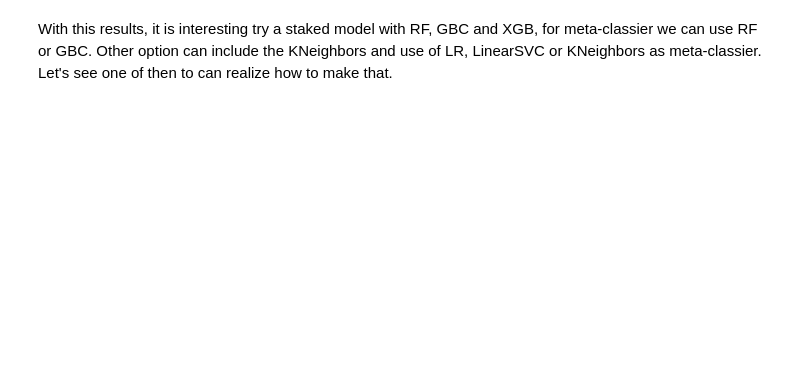
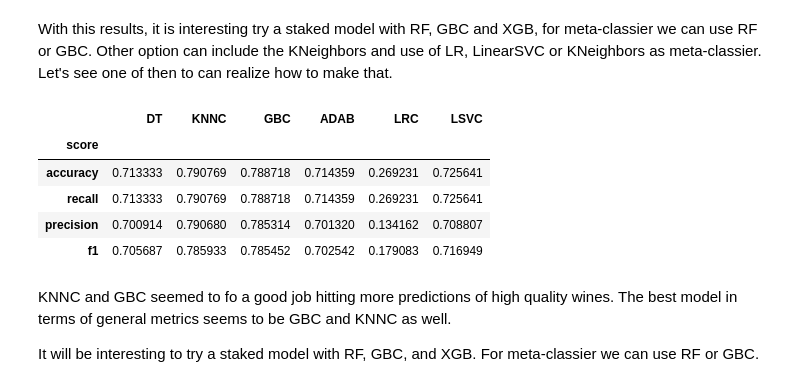
Before and after one commit to nwdelafu/wine-quality, a Jupyter notebook: main.ipynb, the cells around one changed output. Drawn from its saved outputs; the diff is of its cells as text; code cells hidden in the pictures; blank space fills up the shorter version.

```diff
--- a/main.ipynb
+++ b/main.ipynb
@@ -1911,4 +1942,4 @@ LRC.fit(X_train,y_train)
 LRC_predictions = LR.predict(X_test)
 
 #For model evaulation later
-predictions.append(LRC_predictions)
+model['LRC'] = LRC_predictions
@@ -1983,4 +2034,4 @@ LSVC_predictions = LSVC.predict(X_test)
 
 
 #For model evaulation later
-predictions.append(LSVC_predictions)
+model['LSVC'] = LSVC_predictions
@@ -2007,8 +2070,24 @@ predictions
-# %%
-from sklearn.metrics import pre, accuracy,
-#DONT FORGET XG
-models = [ 'DT, RF, KNNC, GBC, ADAB, LRC, LSVC']
-for model in models:
-    accuracy =
-    print('{}: \
-        \t Accuracy score: '.format(model, accuracy))
+# %%
+from sklearn.metrics import precision_score, recall_score, f1_score
+#DONT FORGET XG
+
+model_df = pd.DataFrame()
+
+for key in model:
+    model_df['score'] = ['accuracy', 'recall', 'precision', 'f1']
+
+    accuracy = accuracy_score(y_test, model[key])
+    recall = recall_score(y_test, model[key], average = 'weighted')
+    precision = precision_score(y_test, model[key], average = 'weighted')
+    f1 = f1_score(y_test, model[key], average = 'weighted')
+
+    model_df[key] = [accuracy, recall, precision, f1]
+
+    print('{}: \
+        \n Accuracy score: {} \
+        \n Recall score: {} \
+        \n Precision score: {} \
+        \n f1 score: {} \
+        '.format(key, accuracy, recall, precision, f1))
+
+model_df = model_df.set_index('score')
@@ -2015,2 +2112,15 @@ for model in models:
 # %% [markdown]
 With this results, it is interesting try a staked model with RF, GBC and XGB, for meta-classier we can use RF or GBC. Other option can include the KNeighbors and use of LR, LinearSVC or KNeighbors as meta-classier. Let's see one of then to can realize how to make that.
+# %%
+model_df.head()
+# %% [output]
+|  | DT | KNNC | GBC | ADAB | LRC | LSVC |
+| score |  |  |  |  |  |  |
+| accuracy | 0.713333 | 0.790769 | 0.788718 | 0.714359 | 0.269231 | 0.725641 |
+| recall | 0.713333 | 0.790769 | 0.788718 | 0.714359 | 0.269231 | 0.725641 |
+| precision | 0.700914 | 0.790680 | 0.785314 | 0.701320 | 0.134162 | 0.708807 |
+| f1 | 0.705687 | 0.785933 | 0.785452 | 0.702542 | 0.179083 | 0.716949 |
+# %% [markdown]
+KNNC and GBC seemed to fo a good job hitting more predictions of high quality wines. The best model in terms of general metrics seems to be GBC and KNNC as well.
+
+It will be interesting to try a staked model with RF, GBC, and XGB. For meta-classier we can use RF or GBC.
```
Also changed, not shown: parts of 22 cells of this notebook.
